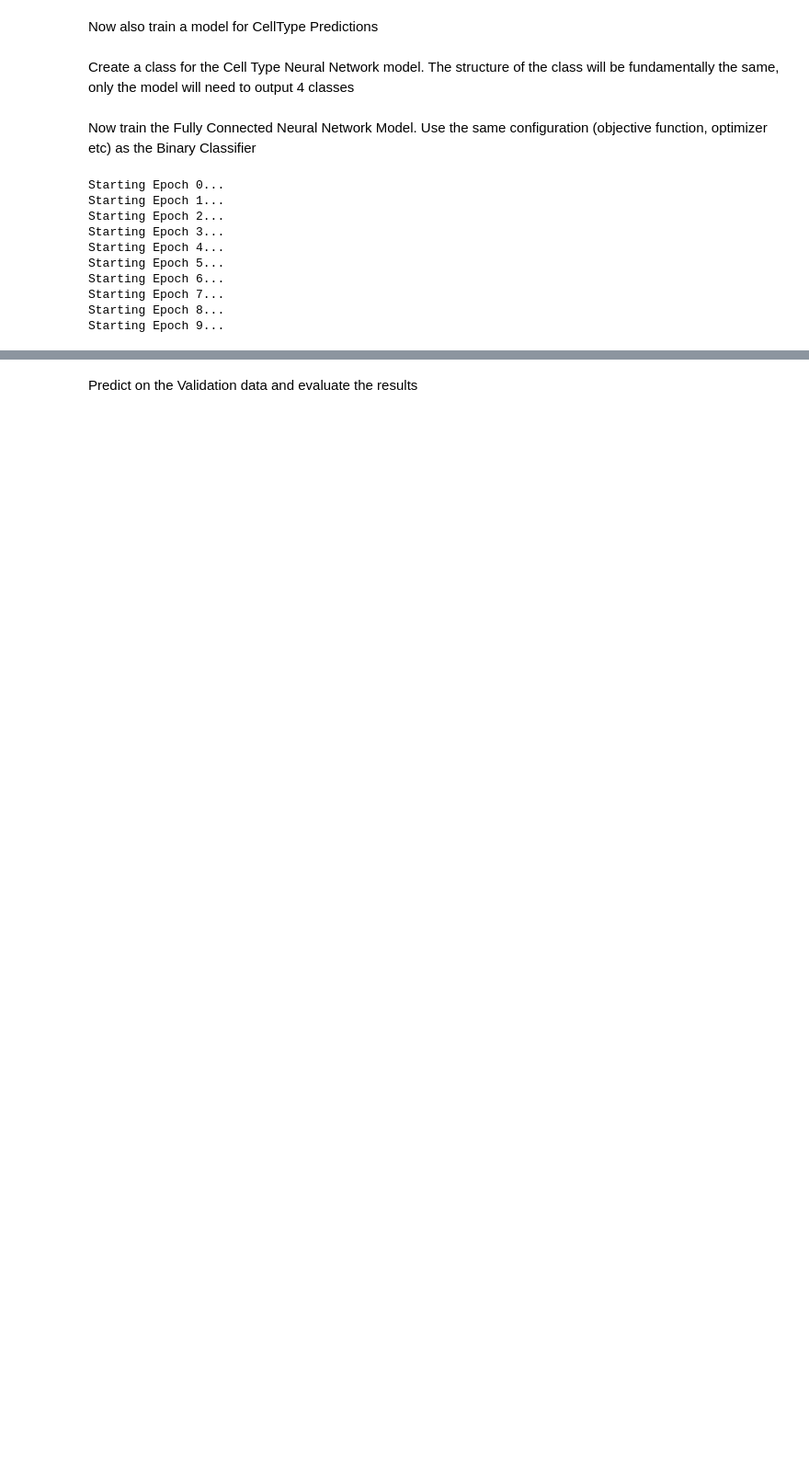
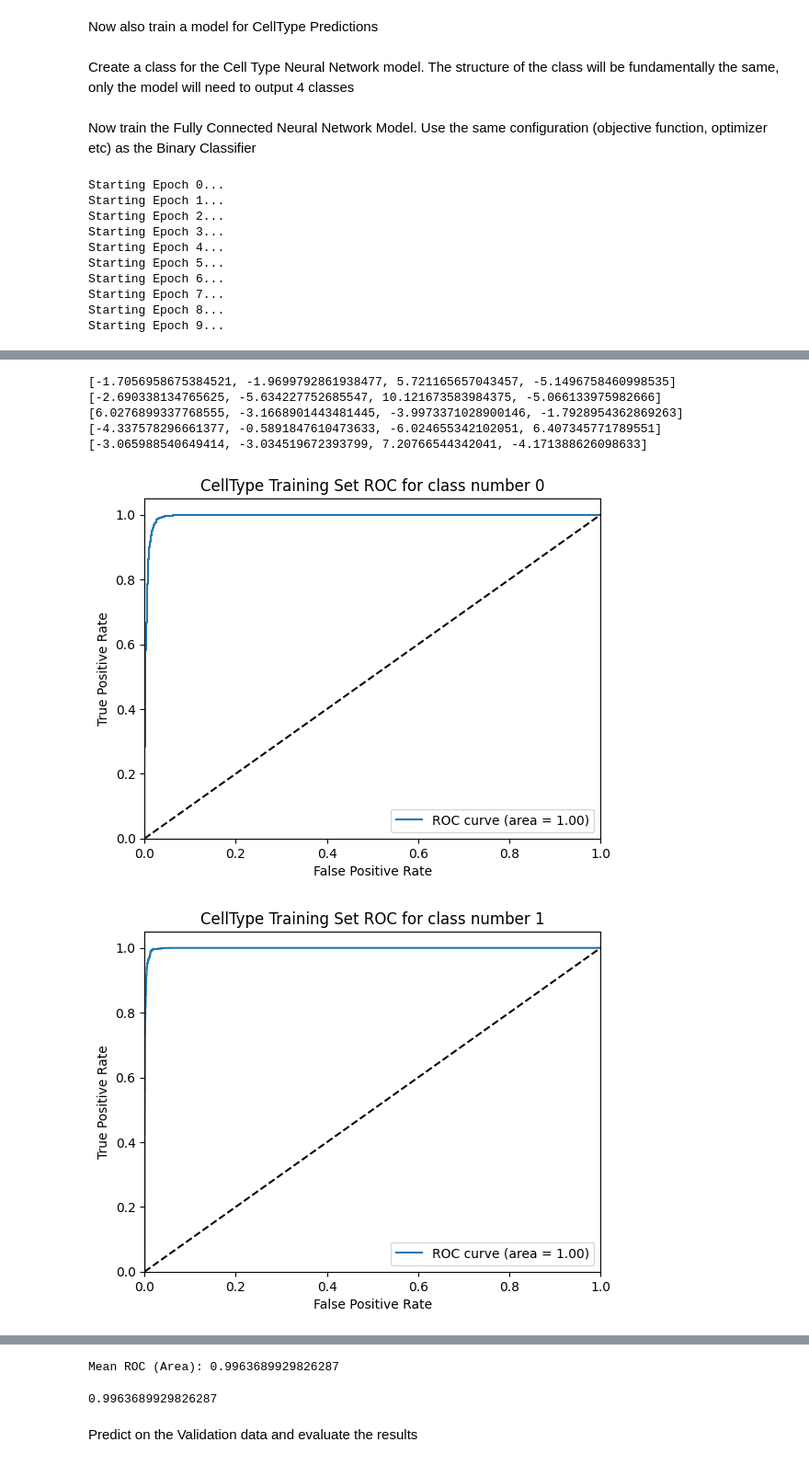
Before and after one commit to s2105802-Nelson/COSC2673-A2-Group42, a Jupyter notebook: 06.PyTorchBasic01.ipynb, the cells around one changed output, grey strips where cells are left out. Shown: that part at 92% size. Cells and saved outputs as stored; diff of their text form; code cells hidden in the pictures; blank space fills up the shorter version.

```diff
--- a/06.PyTorchBasic01.ipynb
+++ b/06.PyTorchBasic01.ipynb
@@ -414,0 +507,14 @@ Starting Epoch 9...
+# %%
+for i in range(5):
+    print(y_train_pred_celltype_scores[i])
+# %% [output]
+[-1.7056958675384521, -1.9699792861938477, 5.721165657043457, -5.1496758460998535]
+[-2.690338134765625, -5.634227752685547, 10.121673583984375, -5.066133975982666]
+[6.0276899337768555, -3.1668901443481445, -3.9973371028900146, -1.7928954362869263]
+[-4.337578296661377, -0.5891847610473633, -6.024655342102051, 6.407345771789551]
+[-3.065988540649414, -3.034519672393799, 7.20766544342041, -4.171388626098633]
+# %%
+a2util.getClassificationROC("CellType", "Training", y_train_celltype, y_train_pred_celltype, 4, y_train_pred_celltype_scores)
+# %% [output]
+[figure, added]
+[figure, added]
@@ -415,3 +523,5 @@ Starting Epoch 9...
+Mean ROC (Area): 0.9963689929826287
+0.9963689929826287
 # %% [markdown]
 Predict on the Validation data and evaluate the results
 # %%
```
Also changed, not shown: parts of 26 cells of this notebook, 10 other files.
